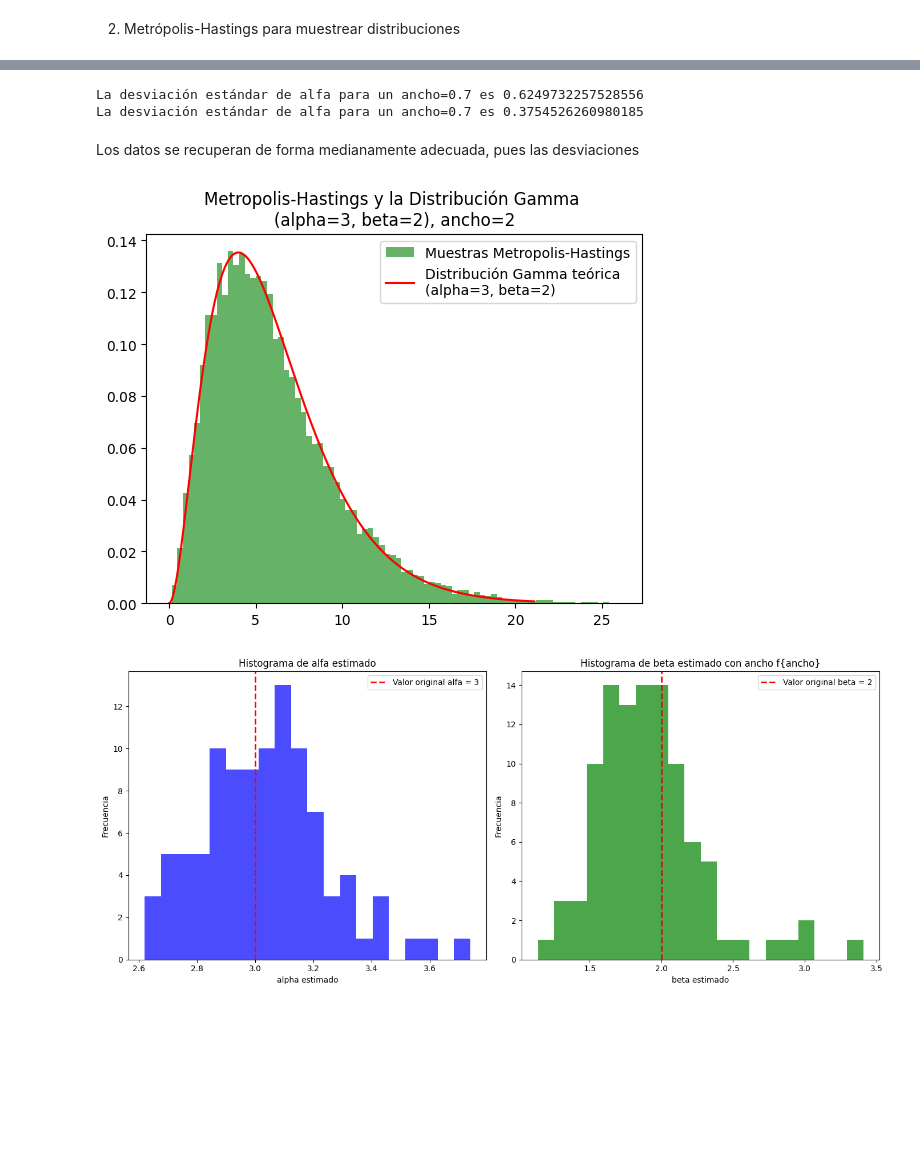
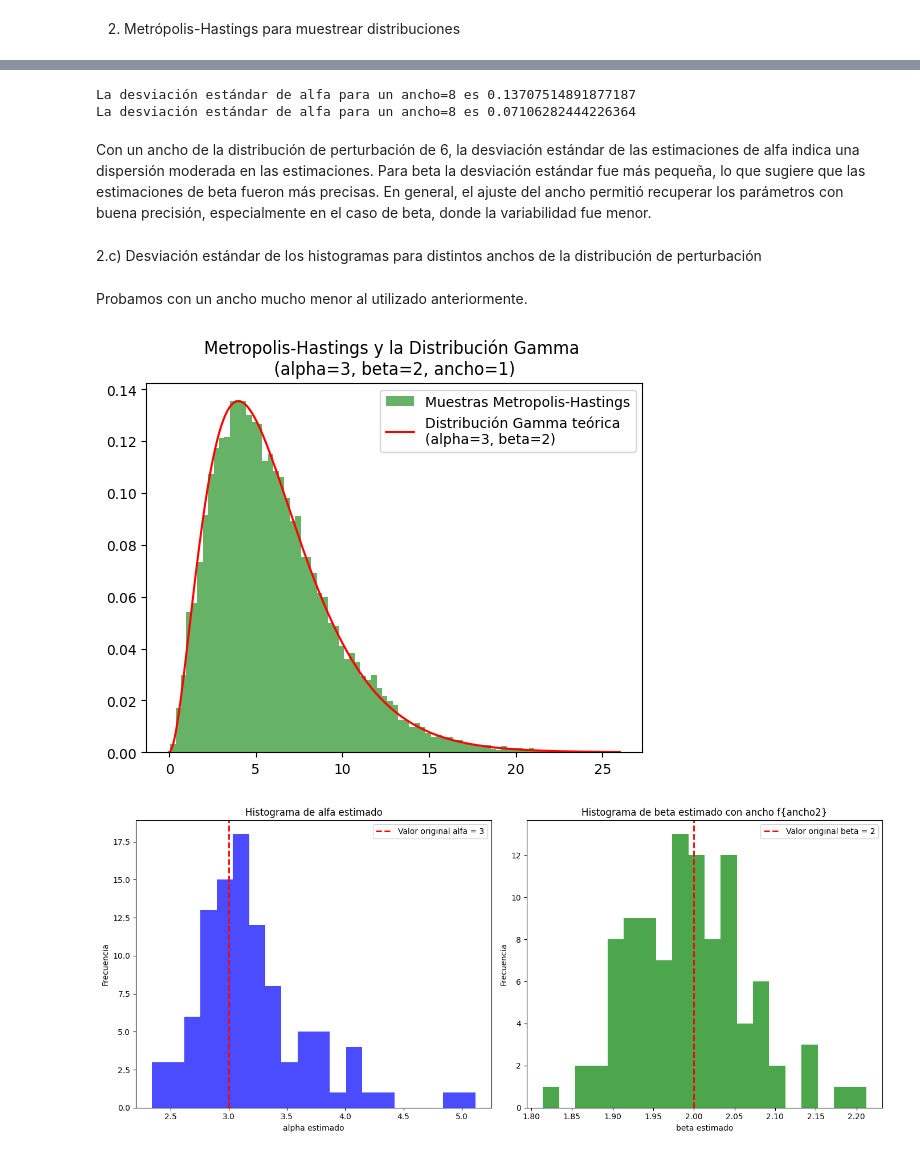
Before and after one commit to sarchilagomez1/MetodosComputacionales2-Fuentes-Archila, a Jupyter notebook: Taller5_fuentesarchila.ipynb, the cells around one changed output, grey strips where cells are left out. Drawn from its saved outputs; the diff is of its cells as text; code cells hidden in the pictures; blank space fills up the shorter version.

```diff
--- a/Taller5_fuentesarchila.ipynb
+++ b/Taller5_fuentesarchila.ipynb
@@ -11,7 +13,7 @@ import scipy.stats as stats
 
 alpha = 3
 beta = 2
-ancho1 = 0.7
+ancho1 = 8
 #función de la distribución Gamma
 def gamma_distr(x, alpha, beta):
     if x > 0:
@@ -96,14 +100,16 @@ desviacion_beta = np.std(beta_estimados)
 print(f"La desviación estándar de alfa para un ancho={ancho1} es {desviacion_alpha}")
 print(f"La desviación estándar de alfa para un ancho={ancho1} es {desviacion_beta}")
 # %% [output]
-La desviación estándar de alfa para un ancho=0.7 es 0.6249732257528556
-La desviación estándar de alfa para un ancho=0.7 es 0.3754526260980185
+La desviación estándar de alfa para un ancho=8 es 0.13707514891877187
+La desviación estándar de alfa para un ancho=8 es 0.07106282444226364
-# %% [markdown]
-Los datos se recuperan de forma medianamente adecuada, pues las desviaciones
+# %% [markdown]
+Con un ancho de la distribución de perturbación de 6, la desviación estándar de las estimaciones de alfa indica una dispersión moderada en las estimaciones. Para beta la desviación estándar fue más pequeña, lo que sugiere que las estimaciones de beta fueron más precisas. En general, el ajuste del ancho permitió recuperar los parámetros con buena precisión, especialmente en el caso de beta, donde la variabilidad fue menor.
+# %% [markdown]
+2.c) Desviación estándar de los histogramas para distintos anchos de la distribución de perturbación
+# %% [markdown]
+Probamos con un ancho mucho menor al utilizado anteriormente.
 # %%
-#Cambio el ancho de la distribución de perturbación
-
-ancho2 = 2
+ancho2 = 1
 def metropolis_hastings_gamma(alpha, beta, N):
     x = np.random.rand()
     samples = [x]
@@ -137,7 +143,7 @@ plt.legend()
 plt.title(f"Metropolis-Hastings y la Distribución Gamma \n(alpha={alpha}, beta={beta}, ancho={ancho2})")
 plt.show()
 # %% [output]
-[figure, old version]
+[figure, new version]
 # %%
 repeticiones = 100
 N = 10000
@@ -145,32 +151,32 @@ N = 10000
 alpha_estimados2 = []
 beta_estimados2 = []
 
 for i in range(repeticiones):
     samples = metropolis_hastings_gamma(alpha, beta, N)
     alpha_hat, loc, beta_hat = stats.gamma.fit(samples, scale=1)
     alpha_estimados2.append(alpha_hat)
     beta_estimados2.append(beta_hat)
 
 
 fig, (ax1, ax2) = plt.subplots(1, 2, figsize=(14, 6))
 
 #Histograma de alfa estimado
 ax1.hist(alpha_estimados2, bins=20, color='blue', alpha=0.7)
 ax1.axvline(alpha, color='red', linestyle='dashed', linewidth=2, label=f'Valor original alfa = {alpha}')
 ax1.set_title('Histograma de alfa estimado')
 ax1.set_xlabel('alpha estimado')
 ax1.set_ylabel('Frecuencia')
 ax1.legend()
 
 #Histograma de beta estimado
 ax2.hist(beta_estimados, bins=20, color='green', alpha=0.7)
 ax2.axvline(beta, color='red', linestyle='dashed', linewidth=2, label=f'Valor original beta = {beta}')
-ax2.set_title('Histograma de beta estimado con ancho f{ancho}')
+ax2.set_title('Histograma de beta estimado con ancho f{ancho2}')
 ax2.set_xlabel('beta estimado')
 ax2.set_ylabel('Frecuencia')
 ax2.legend()
 
 plt.tight_layout()
 plt.show()
 # %% [output]
-[figure, old version]
+[figure, new version]
```
Also changed, not shown: parts of 11 cells of this notebook.
